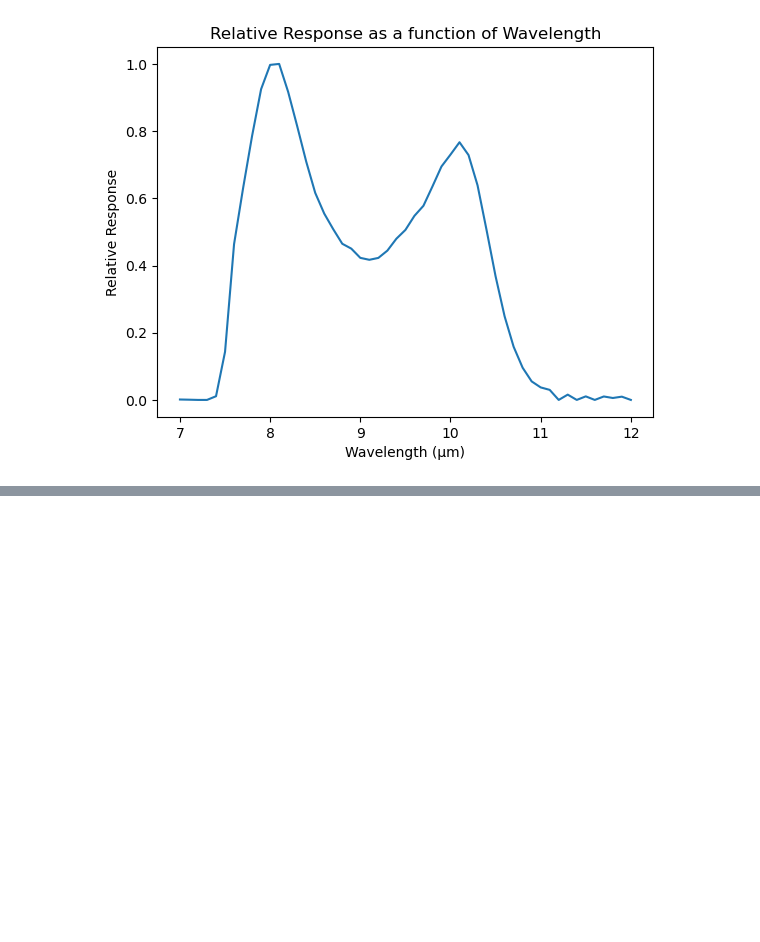
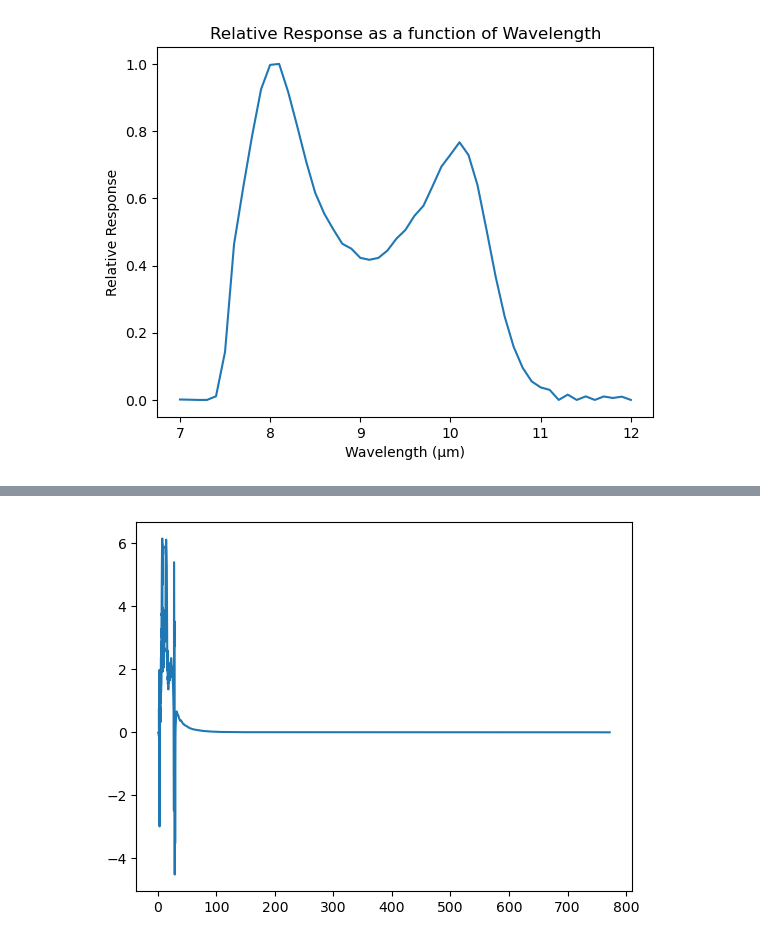
Before and after one commit to ramancini/sUAS-calibration-scripts, a Jupyter notebook: scripts/radianceRSR.ipynb, the cells around one changed output, grey strips where cells are left out. Drawn from its saved outputs; the diff is of its cells as text; code cells hidden in the pictures; blank space fills up the shorter version.

```diff
--- a/scripts/radianceRSR.ipynb
+++ b/scripts/radianceRSR.ipynb
@@ -23,3 +26,13 @@ plt.title("Relative Response as a function of Wavelength")
 # %% [output]
 Text(0.5, 1.0, 'Relative Response as a function of Wavelength')
 [figure]
+# %%
+file_path = '/home/cnspci/vcu_rice_river/emissivity/20250130/1300/grass.dwc'
+
+# Load the data, skipping the first row (header)
+data = np.loadtxt(file_path, delimiter=',', skiprows=1)
+
+# Display the NumPy array
+print(data)
+wavelengths = data[:, 0]
+emissivities = data[:, 1]
@@ -25,0 +47,5 @@ Text(0.5, 1.0, 'Relative Response as a function of Wavelength')
+# %%
+plt.plot(wavelengths,emissivities)
+plt.show()
+# %% [output]
+[figure, added]
```
Also changed, not shown: parts of 3 cells of this notebook, 6 other files.
